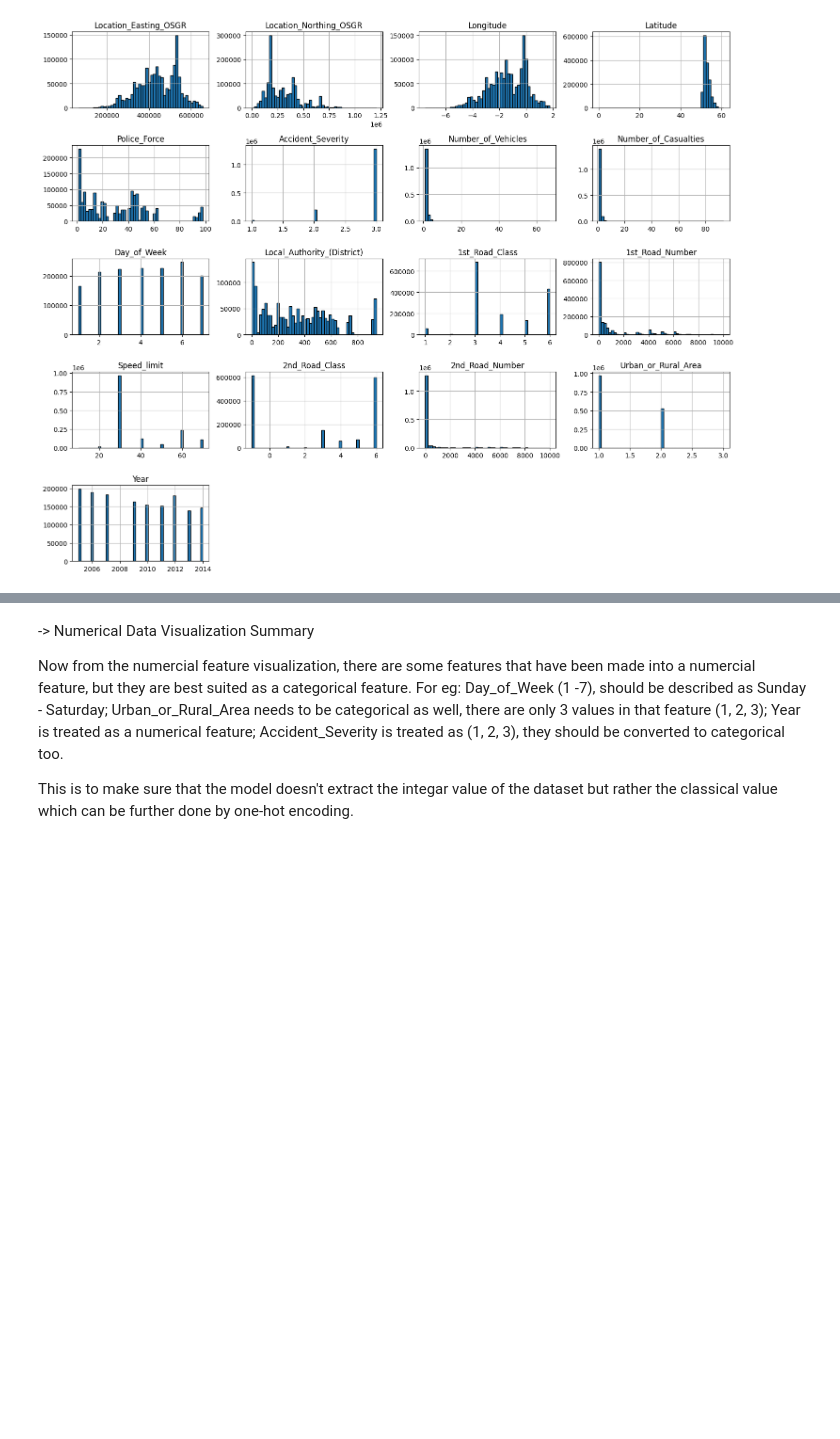
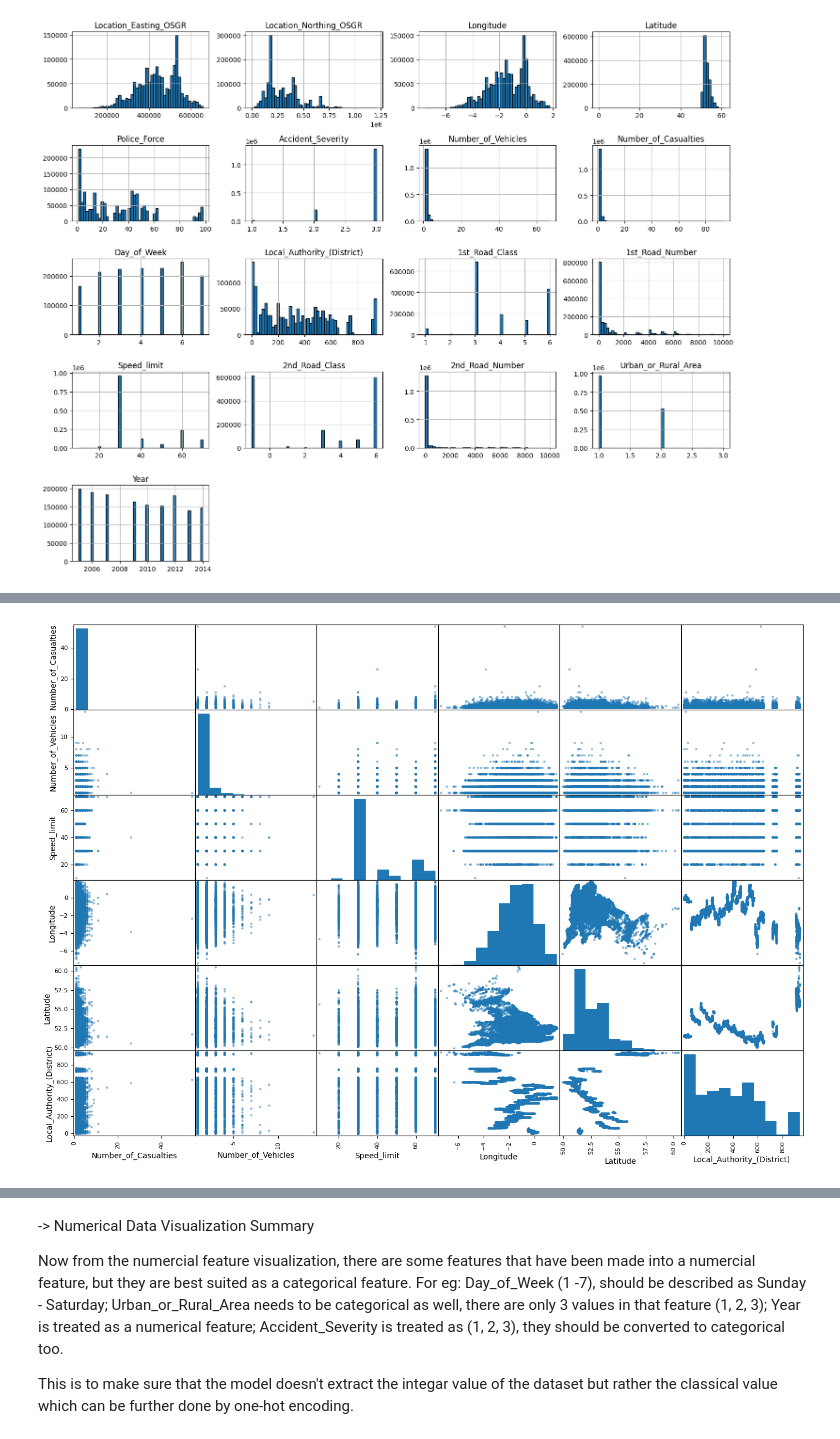
Before and after one commit to Wania-n/ML_A-01_Road-Accidents-UK, a Jupyter notebook: OneDrive/Documents/Semester-6 (FAST)/Machine Learning/Assignment#01/22i-2369_ML_A1.ipynb, the cells around one changed output, grey strips where cells are left out. Saved outputs shown, nothing was run; the diff lists cells and outputs as text; code cells hidden in the pictures; blank space fills up the shorter version.

Commit message:
Data Describing DONE

```diff
--- a/OneDrive/Documents/Semester-6 (FAST)/Machine Learning/Assignment#01/22i-2369_ML_A1.ipynb
+++ b/OneDrive/Documents/Semester-6 (FAST)/Machine Learning/Assignment#01/22i-2369_ML_A1.ipynb
@@ -125,0 +152,15 @@ plt.show()
+# %%
+# Scatter plots
+
+from pandas.plotting import scatter_matrix
+
+attributes = ["Number_of_Casualties", "Number_of_Vehicles", "Speed_limit", "Longitude", "Latitude", "Local_Authority_(District)"]
+
+# Since there are 1.8 million record, i cannot show all of them so only 30,000 records are shown
+scatter_matrix(dataset[attributes].sample(30000), figsize=(17,12), alpha=0.5)
+plt.savefig("Scatter_matrix_plot")
+plt.show()
+
+# Some of the data are which could be numercial in nature, their data has been entered in discrete-like values, show prominent lines shown below.
+# %% [output]
+[figure, added]
```
Also changed, not shown: parts of 13 cells of this notebook, 2 other files.
